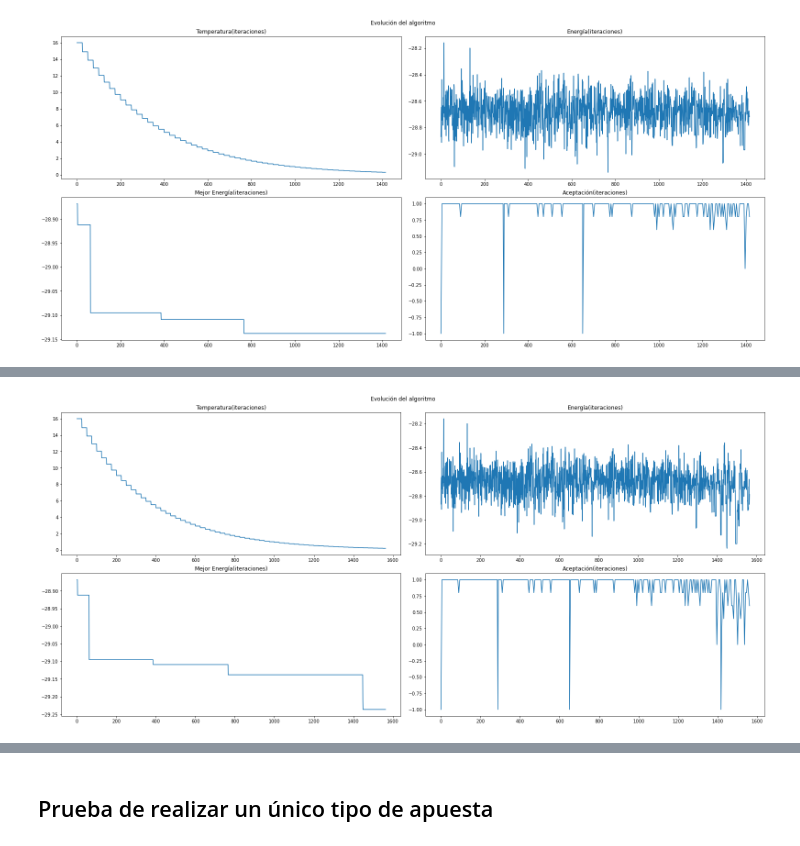
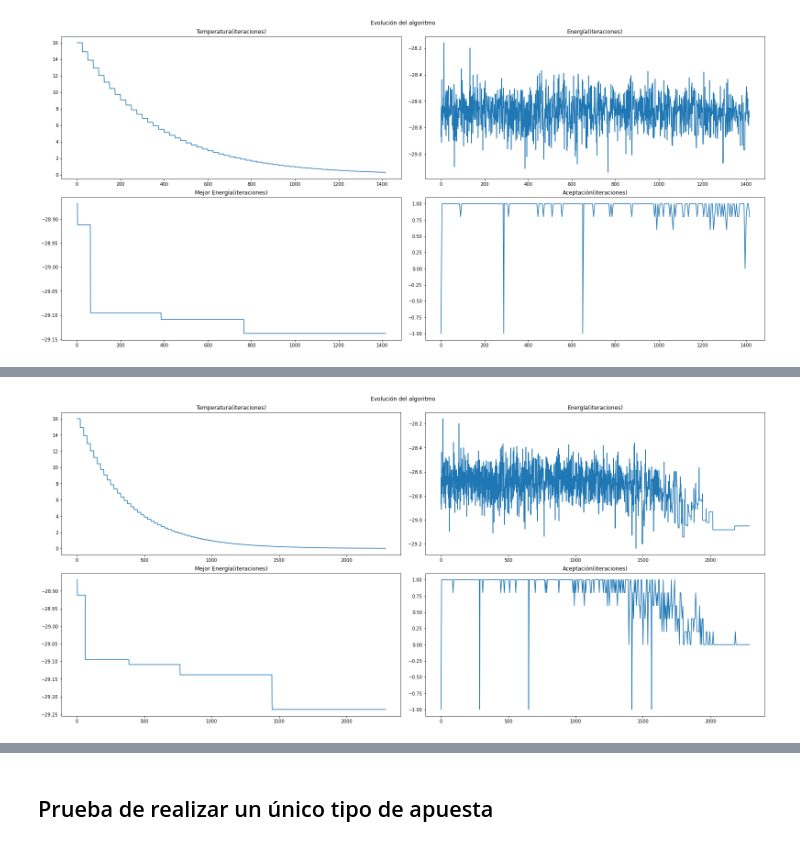
Before and after one commit to aanxel/MetodosDeSimulacion, a Jupyter notebook: Practica2/casino.ipynb, the cells around one changed output, grey strips where cells are left out. Cells and saved outputs as stored; diff of their text form; code cells hidden in the pictures.

```diff
--- a/Practica2/casino.ipynb
+++ b/Practica2/casino.ipynb
@@ -139,7 +139,7 @@ Nº epochs 1416
 from casino import SimCasino, CasinoAnnealer
 import pickle
 
-with open('2021-12-03T22h30m23s.state', 'rb') as fh:
+with open('2021-12-05T09h46m25s.state', 'rb') as fh:
     ann = pickle.load(fh)
 best_sol, best_cost = ann.resume_anneal(ann.epochs)
 print(f'Mejores probabilidades: {list(best_sol)}')
@@ -156,3 +156,3 @@ Nº epochs 1564
-[figure, old version]
+[figure, new version]
 # %%
 # Comprobar que el resultado del recocido simulado es medianamente cierto
```
Also changed, not shown: parts of 4 cells of this notebook, 1 other file.
